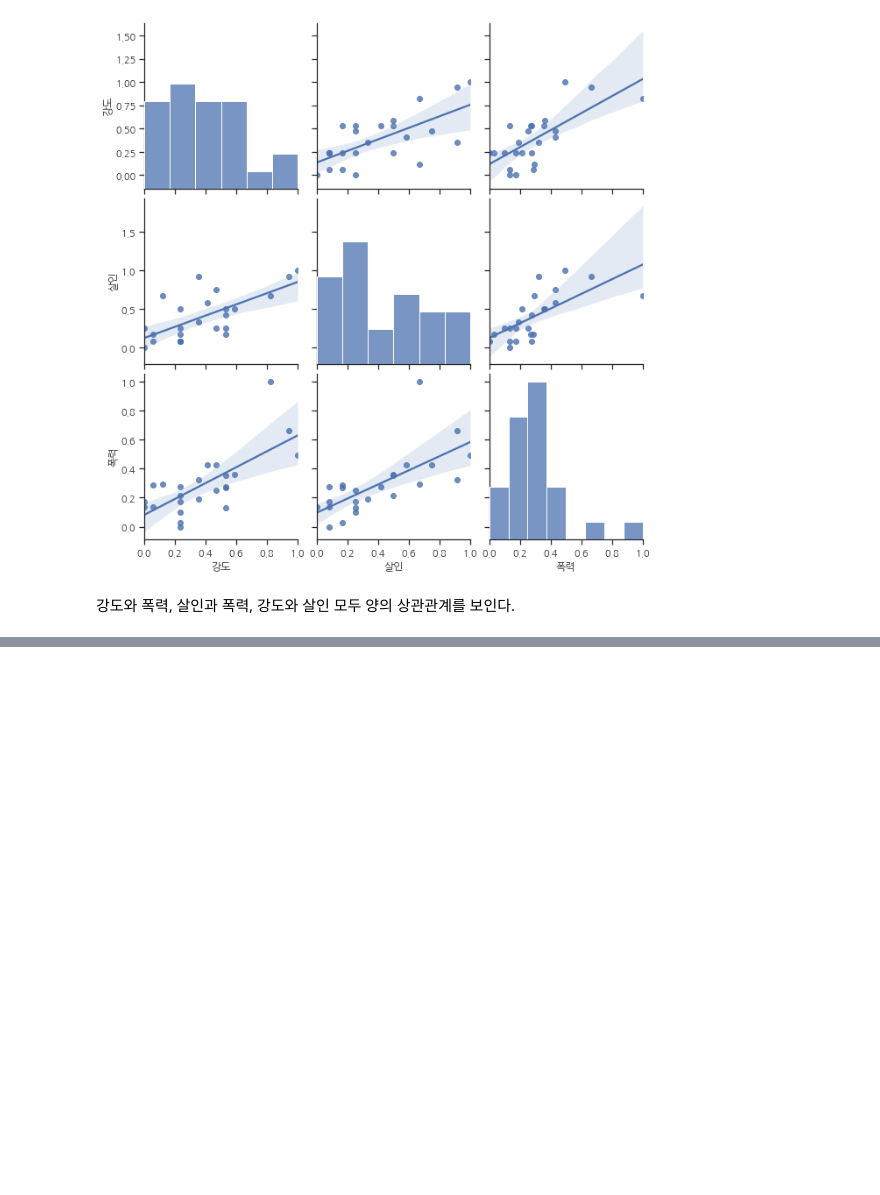
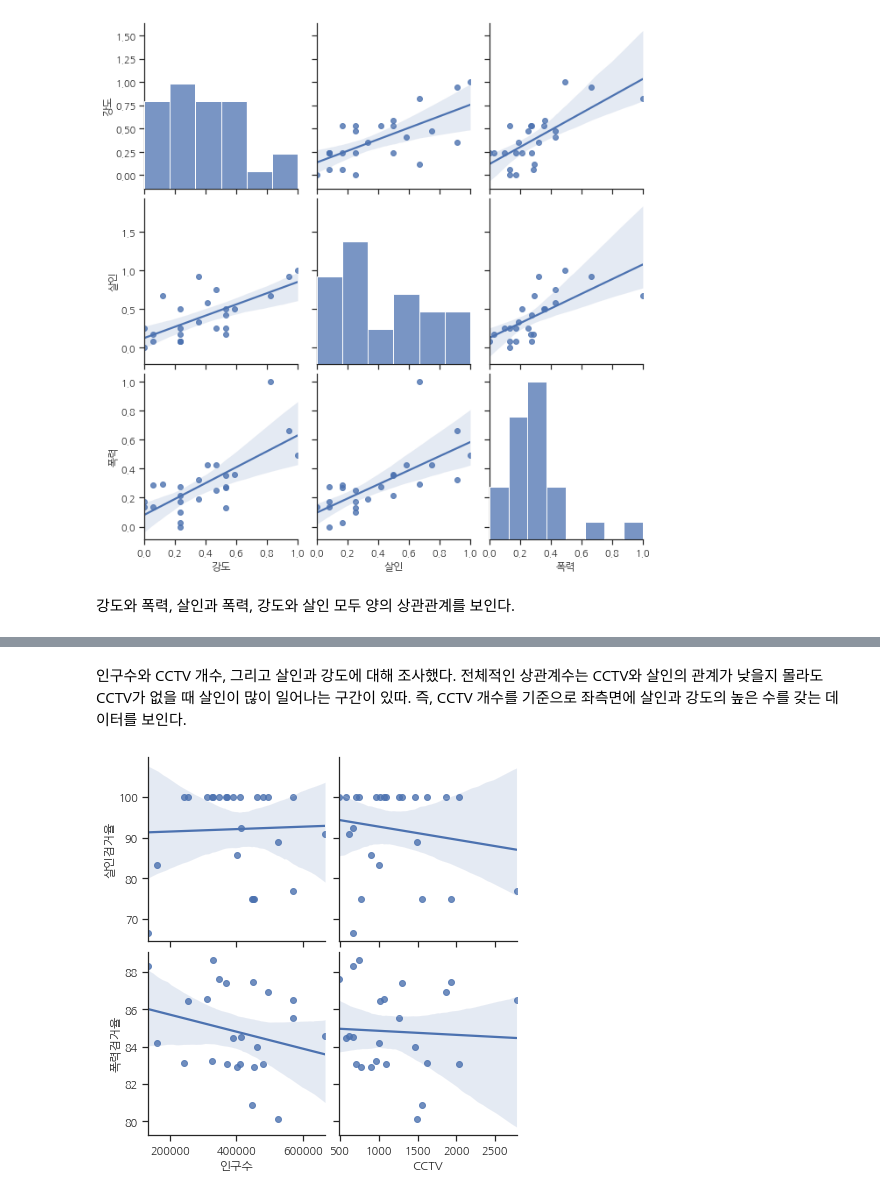
Before and after one commit to jaeyoon89/python_datascience_study, a Jupyter notebook: ch2_crime_in_seoul.ipynb, the cells around one changed output, grey strips where cells are left out. Drawn from its saved outputs; the diff is of its cells as text; code cells hidden in the pictures; blank space fills up the shorter version.

```diff
--- a/ch2_crime_in_seoul.ipynb
+++ b/ch2_crime_in_seoul.ipynb
@@ -602,0 +607,9 @@ sns.pairplot(crime_anal_norm
+# %% [markdown]
+인구수와 CCTV 개수, 그리고 살인과 강도에 대해 조사했다. 전체적인 상관계수는 CCTV와 살인의 관계가 낮을지 몰라도 CCTV가 없을 때 살인이 많이 일어나는 구간이 있따. 즉, CCTV 개수를 기준으로 좌측면에 살인과 강도의 높은 수를 갖는 데이터를 보인다.
+# %%
+sns.pairplot(crime_anal_norm,
+            x_vars=["인구수","CCTV"],
+            y_vars=["살인검거율","폭력검거율"], kind='reg', height=3)
+plt.show()
+# %% [output]
+[figure, added]
```
Also changed, not shown: parts of 20 cells of this notebook.
